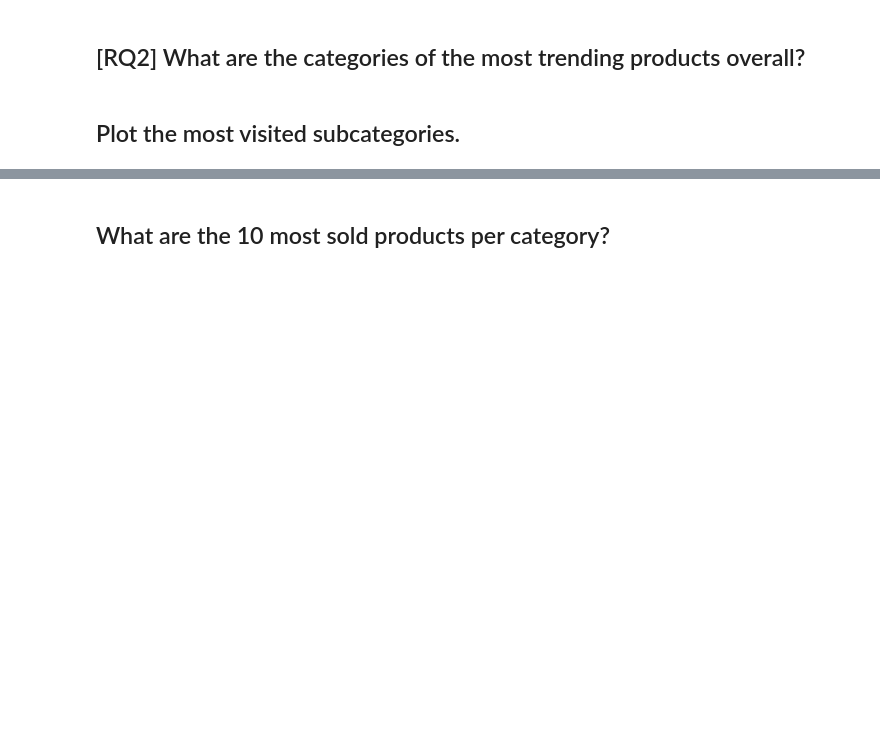
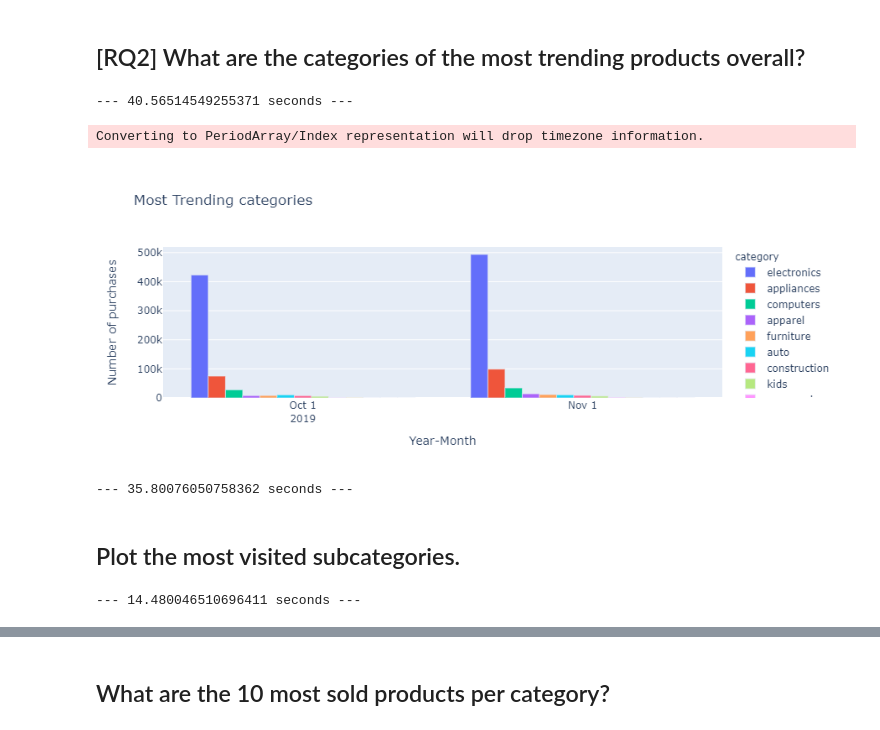
Before and after one commit to Sapienza-University-Rome/ADM-HW2, a Jupyter notebook: ADM_Homework 2 - eCommerce Analytics.ipynb, the cells around one changed output, grey strips where cells are left out. Cells and saved outputs as stored; diff of their text form; code cells hidden in the pictures; blank space fills up the shorter version.

```diff
--- a/ADM_Homework 2 - eCommerce Analytics.ipynb
+++ b/ADM_Homework 2 - eCommerce Analytics.ipynb
@@ -420,5 +423,40 @@ Average time between view and purchase: 7.569180816666667
 Using the last output, between the first view time and purchase passes **7.56** minutes, on average. It make sense sense the time between viewing and adding to cart should be lower than the one between viewing and purchasing.
 # %% [markdown]
 ## [RQ2] What are the categories of the most trending products overall?
+# %%
+# Load the neccesary columns of the parquet file
+start_time = time.time()
+cols = ['event_time','category_code','price','event_type']
+df = pd.read_parquet("data/parquet_file/ecomm_oct19_nov_19.parquet", columns = cols)
+gc.collect()
+print("--- %s seconds ---" % (time.time() - start_time))
+# %% [output]
+--- 40.56514549255371 seconds ---
+# %%
+start_time = time.time()
+# Keep only purchases
+df = df[df['event_type'] == 'purchase']
+# Get the category
+df["category"] = df.category_code.str.extract(r'([^.]+)', expand = True)
+# Group to get number of purchases by year.month and category
+grouped = pd.DataFrame(df.groupby([df.event_time.dt.to_period('M').astype(str),'category']).event_type.count()).rename(columns={'event_type' : 'my_count'}).reset_index().sort_values(by = ['my_count'],ascending=False)
+del df
+# Plot values
+fig = px.bar(grouped, x="event_time", y="my_count",color='category', barmode='group', width=800, height=300,  title="Most Trending categories", labels={ "event_time": "Year-Month",  "my_count": "Number of purchases"})
+fig.show()
+print("--- %s seconds ---" % (time.time() - start_time))
+# %% [output]
+Converting to PeriodArray/Index representation will drop timezone information.
+[figure, added]
+--- 35.80076050758362 seconds ---
 # %% [markdown]
 ## Plot the most visited subcategories.
+# %%
+# Load the neccesary columns of the parquet file
+start_time = time.time()
+cols = ['category_code','event_type']
+df = pd.read_parquet("data/parquet_file/ecomm_oct19_nov_19.parquet", columns = cols)
+gc.collect()
+print("--- %s seconds ---" % (time.time() - start_time))
+# %% [output]
+--- 14.480046510696411 seconds ---
```
Also changed, not shown: parts of 19 cells of this notebook.
